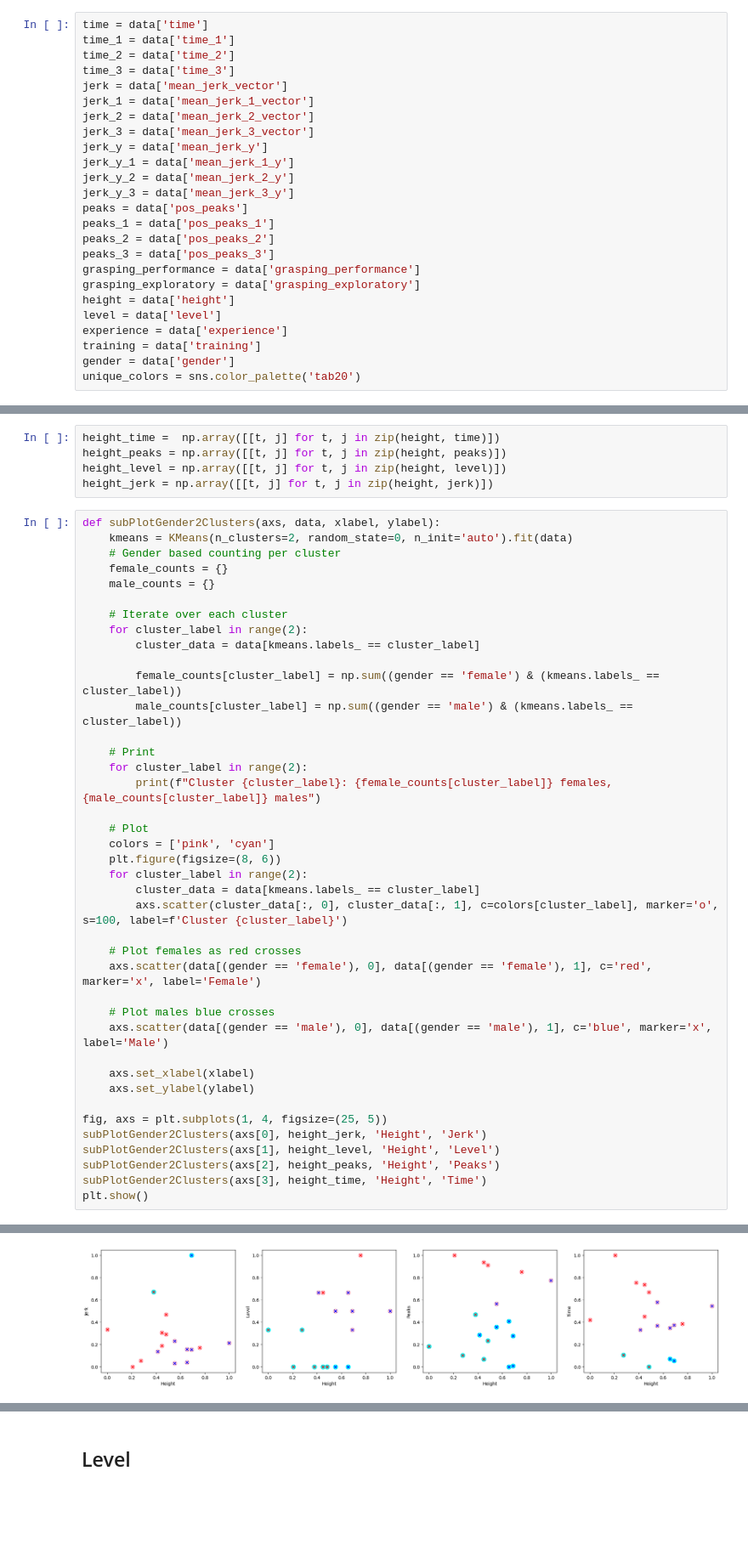
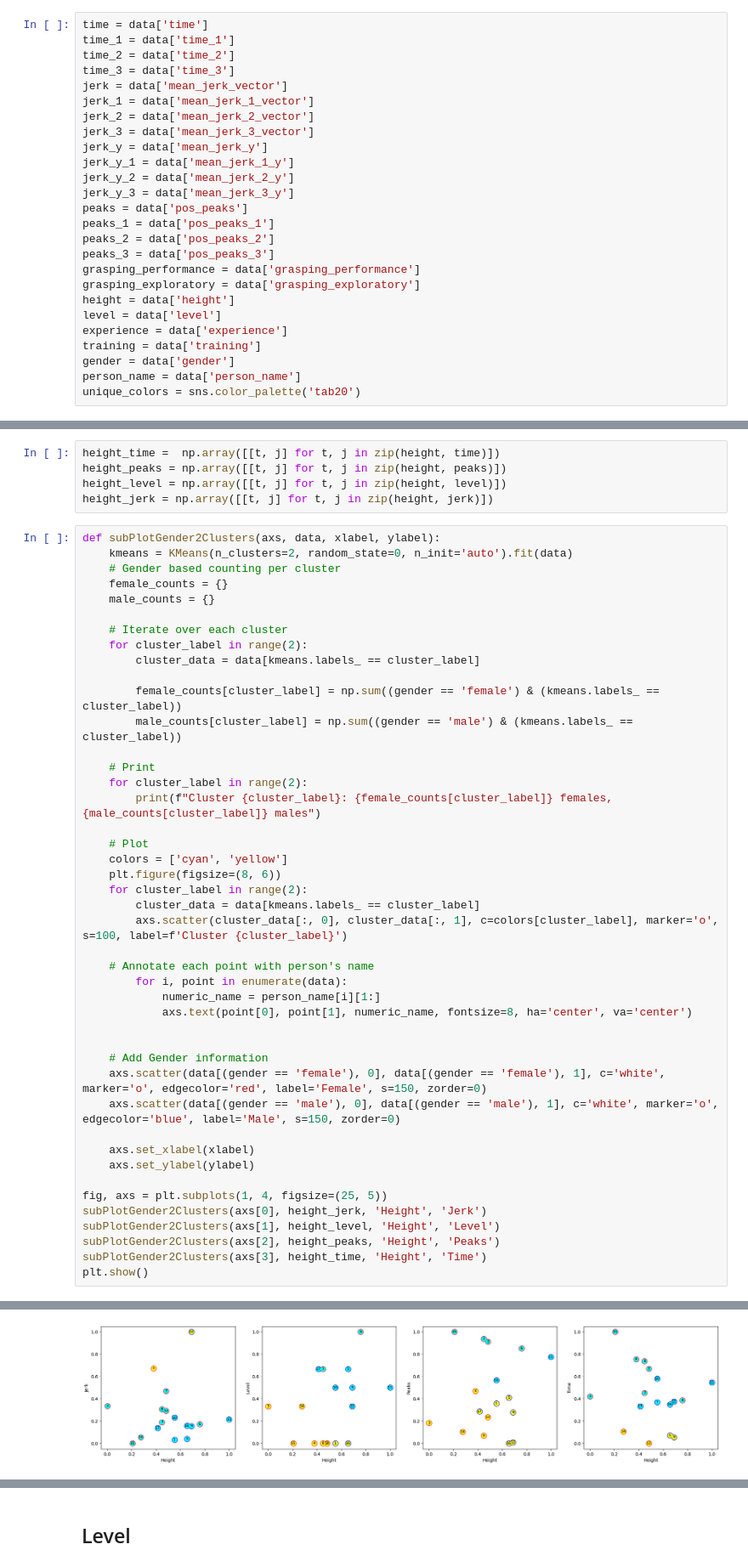
Before and after one commit to doertiboy/MasterStudy, a Jupyter notebook: k_means.ipynb, the cells around one changed output, grey strips where cells are left out. Shown at 85% size. Saved outputs shown, nothing was run; the diff lists cells and outputs as text; blank space fills up the shorter version.

Commit message:
cluster all the data and add person count

```diff
--- a/k_means.ipynb
+++ b/k_means.ipynb
@@ -32,6 +32,7 @@ level = data['level']
 experience = data['experience']
 training = data['training']
 gender = data['gender']
+person_name = data['person_name']
 unique_colors = sns.color_palette('tab20')
 # %% [markdown]
 # Time and Jerk Vector
@@ -194,17 +232,21 @@ def subPlotGender2Clusters(axs, data, xlabel, ylabel):
         print(f"Cluster {cluster_label}: {female_counts[cluster_label]} females, {male_counts[cluster_label]} males")
 
     # Plot
-    colors = ['pink', 'cyan']
+    colors = ['cyan', 'yellow']
     plt.figure(figsize=(8, 6))
     for cluster_label in range(2):
         cluster_data = data[kmeans.labels_ == cluster_label]
         axs.scatter(cluster_data[:, 0], cluster_data[:, 1], c=colors[cluster_label], marker='o', s=100, label=f'Cluster {cluster_label}')
 
-    # Plot females as red crosses
-    axs.scatter(data[(gender == 'female'), 0], data[(gender == 'female'), 1], c='red', marker='x', label='Female')
+    # Annotate each point with person's name
+        for i, point in enumerate(data):
+            numeric_name = person_name[i][1:]
+            axs.text(point[0], point[1], numeric_name, fontsize=8, ha='center', va='center')
 
-    # Plot males blue crosses
-    axs.scatter(data[(gender == 'male'), 0], data[(gender == 'male'), 1], c='blue', marker='x', label='Male')
+
+    # Add Gender information
+    axs.scatter(data[(gender == 'female'), 0], data[(gender == 'female'), 1], c='white', marker='o', edgecolor='red', label='Female', s=150, zorder=0)
+    axs.scatter(data[(gender == 'male'), 0], data[(gender == 'male'), 1], c='white', marker='o', edgecolor='blue', label='Male', s=150, zorder=0)
 
     axs.set_xlabel(xlabel)
     axs.set_ylabel(ylabel)
@@ -225,6 +267,6 @@ Cluster 1: 5 females, 6 males
 Cluster 0: 7 females, 6 males
 Cluster 1: 2 females, 2 males
-[figure, old version]
+[figure, new version]
 <Figure size 800x600 with 0 Axes>
 <Figure size 800x600 with 0 Axes>
 <Figure size 800x600 with 0 Axes>
```
Also changed, not shown: parts of 18 cells of this notebook.
